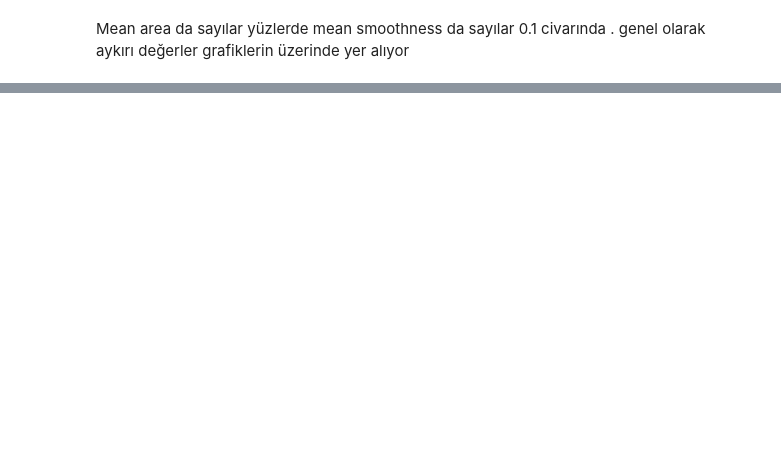
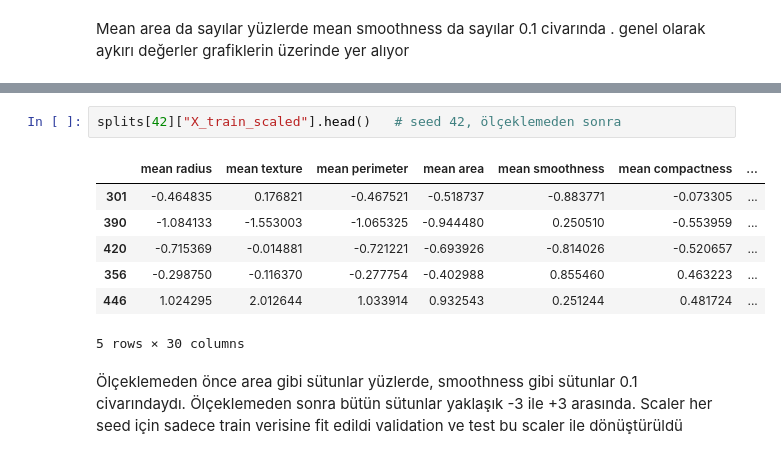
Before and after one commit to ravzakoc8/machine_learning, a Jupyter notebook: breast_cancer.ipynb, the cells around one changed output, grey strips where cells are left out. Saved outputs shown, nothing was run; the diff lists cells and outputs as text; blank space fills up the shorter version.

```diff
--- a/breast_cancer.ipynb
+++ b/breast_cancer.ipynb
@@ -150,0 +376,12 @@ Mean area da sayılar yüzlerde mean smoothness da sayılar 0.1 civarında . gen
+# %%
+splits[42]["X_train_scaled"].head()   # seed 42, ölçeklemeden sonra
+# %% [output]
+|  | mean radius | mean texture | mean perimeter | mean area | mean smoothness | mean compactness | ... |
+| 301 | -0.464835 | 0.176821 | -0.467521 | -0.518737 | -0.883771 | -0.073305 | ... |
+| 390 | -1.084133 | -1.553003 | -1.065325 | -0.944480 | 0.250510 | -0.553959 | ... |
+| 420 | -0.715369 | -0.014881 | -0.721221 | -0.693926 | -0.814026 | -0.520657 | ... |
+| 356 | -0.298750 | -0.116370 | -0.277754 | -0.402988 | 0.855460 | 0.463223 | ... |
+| 446 | 1.024295 | 2.012644 | 1.033914 | 0.932543 | 0.251244 | 0.481724 | ... |
+5 rows × 30 columns
+# %% [markdown]
+Ölçeklemeden önce area gibi sütunlar yüzlerde, smoothness gibi sütunlar 0.1 civarındaydı. Ölçeklemeden sonra bütün sütunlar yaklaşık -3 ile +3 arasında. Scaler her seed için sadece train verisine fit edildi validation ve test bu scaler ile dönüştürüldü
```
Also changed, not shown: parts of 26 cells of this notebook.
